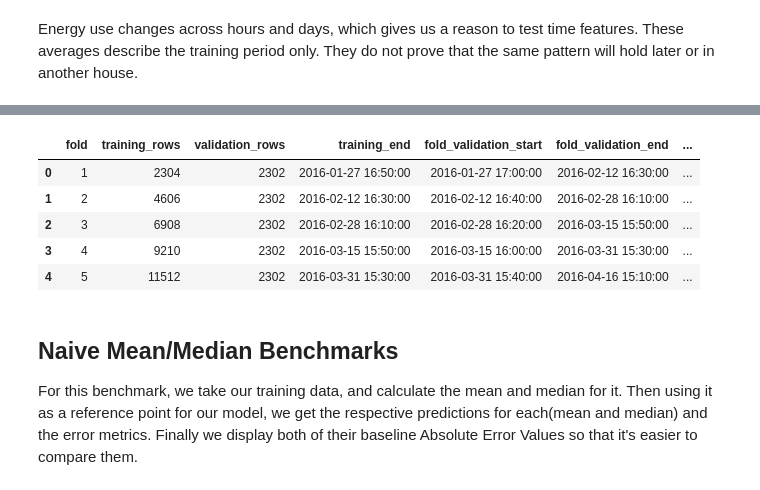
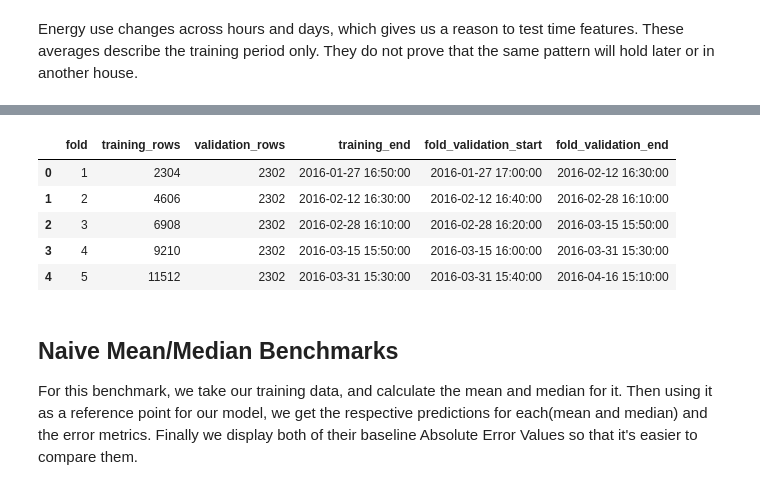
Before and after one commit to AndyLopezCoding/MachineLearningProject, a Jupyter notebook: MachineLearningProject.ipynb, the cells around one changed output, grey strips where cells are left out. Cells and saved outputs as stored; diff of their text form; code cells hidden in the pictures.

Commit message:
consolidated error within local repository, implemented the pipeline, testing, and exportation of information

```diff
--- a/MachineLearningProject.ipynb
+++ b/MachineLearningProject.ipynb
@@ -40,7 +40,7 @@ print('Python:', platform.python_version())
 print('pandas:', pd.__version__)
 print('numpy:', np.__version__)
 print('matplotlib:', matplotlib.__version__)
-paths = [Path('energydata_complete.csv'), Path('energydata_complete(1).csv')]
+paths = [Path('energydata_complete.csv'), Path('energydata_complete.csv')]
 data_path = next((p for p in paths if p.is_file()), None)
 if data_path is None:
     raise FileNotFoundError('Put energydata_complete.csv beside this notebook.')
@@ -381,74 +383,43 @@ The notebook outputs were produced by running the code against the CSV included
 # %%
-#MILESTONE 3: Baselines and modeling
-# Time series cross validation pipeline
-
-# Importing the necessary libraries for modeling and evaluation
 from sklearn.model_selection import TimeSeriesSplit
 from sklearn.pipeline import Pipeline
 from sklearn.preprocessing import StandardScaler
 from sklearn.neighbors import KNeighborsRegressor
 from sklearn.metrics import mean_absolute_error
-import pandas as pd
 
-# Using the assert function, we confirm that the main chronological splits are separate and ordered.
-assert train.index.intersection(validation.index).empty # .intersection() returns the row labels shared by both df, then .empty checks if that true if the result contains no rows.
+# Check that the main splits are separate and ordered.
+assert train.index.intersection(validation.index).empty
 assert train.index.intersection(test.index).empty
 assert validation.index.intersection(test.index).empty
 assert train["datetime"].max() < validation["datetime"].min()
 assert validation["datetime"].max() < test["datetime"].min()
-
-# This is to confirm that the feature rows match the training rows,using  .equal().
 assert X_train.index.equals(train.index)
 assert X_train.index.equals(y_train.index)
 assert "appliances_energy_wh" not in X_train.columns
 
-# Make five expanding-window folds using the training data only.
 time_series_cv = TimeSeriesSplit(n_splits=5)
 fold_results = []
-
-# Scaling has been done inside the pipeline, so thats why we fit it separately on each fold's
-# training rows—not on validation or test data.
-knn_pipeline = Pipeline([
-    ("scale", StandardScaler()),
-    ("model", KNeighborsRegressor(n_neighbors=5)),
-])
-
-for fold, (training_row_positions, fold_validation_row_positions) in enumerate(time_series_cv.split(X_train), start=1):
-    # This is to confirm that folds are disjoint(don't overlap) and validation rows come later(are in proper order).
-    assert set(training_row_positions).isdisjoint(fold_validation_row_positions)
-    assert training_row_positions.max() < fold_validation_row_positions.min()
-
-    # using .iloc we can select rows by their integer positions.
-    # So doing that allows us to get the training and validation data for this fold.
-    fold_train = train.iloc[training_row_positions]
-    fold_check = train.iloc[fold_validation_row_positions]
-
+for fold, (fit_positions, check_positions) in enumerate(time_series_cv.split(X_train), start=1):
+    assert fit_positions.max() < check_positions.min()
+    fold_train = train.iloc[fit_positions]
+    fold_check = train.iloc[check_positions]
     assert fold_train["datetime"].max() < fold_check["datetime"].min()
-
-    # Fit and evaluate only within the training split.
-    knn_pipeline.fit(X_train.iloc[training_row_positions], y_train.iloc[training_row_positions])
-    predictions = knn_pipeline.predict(X_train.iloc[fold_validation_row_positions])
-
-    # This is to store the results of each fold in a dictionary{}, and then we append it.
     fold_results.append({
         "fold": fold,
-        "training_rows": len(training_row_positions),
-        "validation_rows": len(fold_validation_row_positions),
+        "training_rows": len(fit_positions),
+        "validation_rows": len(check_positions),
         "training_end": fold_train["datetime"].max(),
         "fold_validation_start": fold_check["datetime"].min(),
         "fold_validation_end": fold_check["datetime"].max(),
-        "MAE_Wh": mean_absolute_error(y_train.iloc[fold_validation_row_positions], predictions),
     })
-
-# This displays the results of the 5 folds in a table format
 display(pd.DataFrame(fold_results))
 # %% [output]
-|  | fold | training_rows | validation_rows | training_end | fold_validation_start | fold_validation_end | ... |
-| 0 | 1 | 2304 | 2302 | 2016-01-27 16:50:00 | 2016-01-27 17:00:00 | 2016-02-12 16:30:00 | ... |
-| 1 | 2 | 4606 | 2302 | 2016-02-12 16:30:00 | 2016-02-12 16:40:00 | 2016-02-28 16:10:00 | ... |
-| 2 | 3 | 6908 | 2302 | 2016-02-28 16:10:00 | 2016-02-28 16:20:00 | 2016-03-15 15:50:00 | ... |
-| 3 | 4 | 9210 | 2302 | 2016-03-15 15:50:00 | 2016-03-15 16:00:00 | 2016-03-31 15:30:00 | ... |
-| 4 | 5 | 11512 | 2302 | 2016-03-31 15:30:00 | 2016-03-31 15:40:00 | 2016-04-16 15:10:00 | ... |
+|  | fold | training_rows | validation_rows | training_end | fold_validation_start | fold_validation_end |
+| 0 | 1 | 2304 | 2302 | 2016-01-27 16:50:00 | 2016-01-27 17:00:00 | 2016-02-12 16:30:00 |
+| 1 | 2 | 4606 | 2302 | 2016-02-12 16:30:00 | 2016-02-12 16:40:00 | 2016-02-28 16:10:00 |
+| 2 | 3 | 6908 | 2302 | 2016-02-28 16:10:00 | 2016-02-28 16:20:00 | 2016-03-15 15:50:00 |
+| 3 | 4 | 9210 | 2302 | 2016-03-15 15:50:00 | 2016-03-15 16:00:00 | 2016-03-31 15:30:00 |
+| 4 | 5 | 11512 | 2302 | 2016-03-31 15:30:00 | 2016-03-31 15:40:00 | 2016-04-16 15:10:00 |
 # %% [markdown]
 ## Naive Mean/Median Benchmarks
 
```
Also changed, not shown: parts of 26 cells of this notebook, 8 other files.
